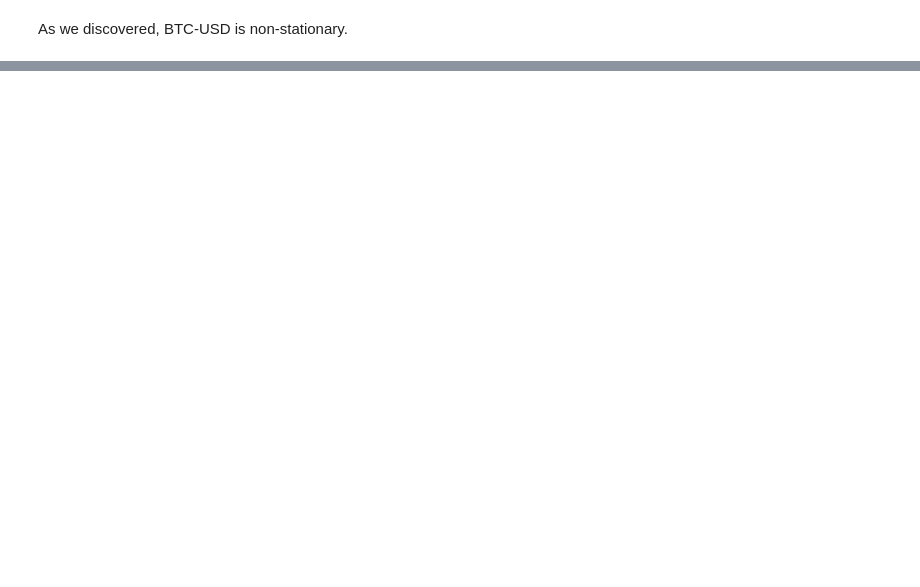
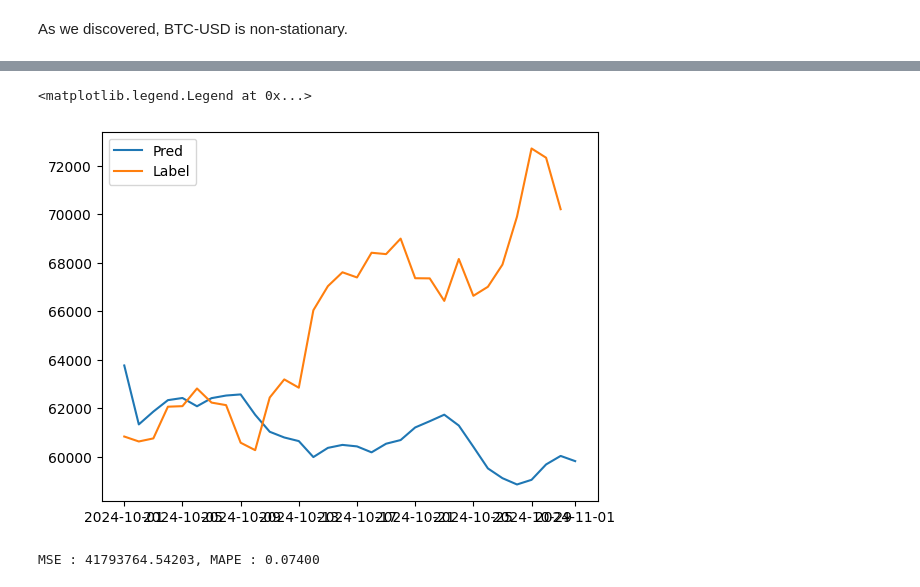
Before and after one commit to K-T-P/Trading-Algorithms-Course, a Jupyter notebook: HW4/HW4.ipynb, the cells around one changed output, grey strips where cells are left out. Saved outputs shown, nothing was run; the diff lists cells and outputs as text; code cells hidden in the pictures; blank space fills up the shorter version.

```diff
--- a/HW4/HW4.ipynb
+++ b/HW4/HW4.ipynb
@@ -58,0 +79,17 @@ plot_pacf(oneday_dataframe['BTC-USD'], method="ywm")
+# %%
+train_start_time = datetime.datetime(2023, 11, 1).strftime("%Y-%m-%d %H:%M:%S+00:00")
+train_end_date = datetime.datetime(2024, 10, 1).strftime("%Y-%m-%d %H:%M:%S+00:00")
+test_start_date = datetime.datetime(2024, 10, 1).strftime("%Y-%m-%d %H:%M:%S+00:00")
+test_end_date = datetime.datetime(2024, 11, 1).strftime("%Y-%m-%d %H:%M:%S+00:00")
+
+train_data = oneday_dataframe["BTC-USD"][train_start_time:train_end_date]
+test_data = oneday_dataframe["BTC-USD"][test_start_date:test_end_date]
+train_data.index.freq = train_data.index.inferred_freq
+# %%
+model = ARIMA(pd.DataFrame(train_data), order=(25, 0, 25))
+# %%
+# fit the model
+start = time()
+model_fit = model.fit()
+end = time()
+print("Model fitting time is: ", end - start)
@@ -58,0 +119,18 @@ plot_pacf(oneday_dataframe['BTC-USD'], method="ywm")
+# %%
+predictions = model_fit.predict(start=test_start_date, end=test_end_date)
+# %%
+plt.plot(predictions, label="Pred")
+plt.plot(test_data, label="Label")
+plt.legend()
+# %% [output]
+<matplotlib.legend.Legend at 0x...>
+[figure, added]
+# %%
+square = ((predictions - test_data) ** 2).dropna()
+mse = square.sum() / len(square)
+
+absolute_percentage = abs((predictions - test_data) / test_data)
+mape = absolute_percentage.sum() / len(absolute_percentage)
+print(f"MSE : {mse:.5f}, MAPE : {mape:.5f}")
+# %% [output]
+MSE : 41793764.54203, MAPE : 0.07400
```
Also changed, not shown: parts of 47 cells of this notebook.
